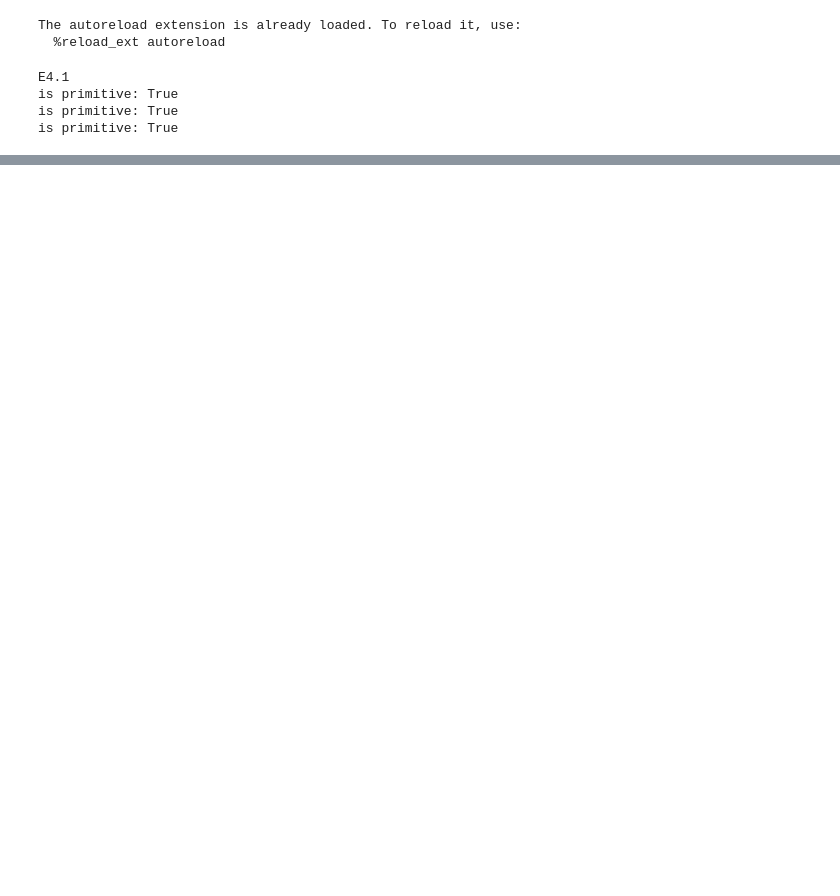
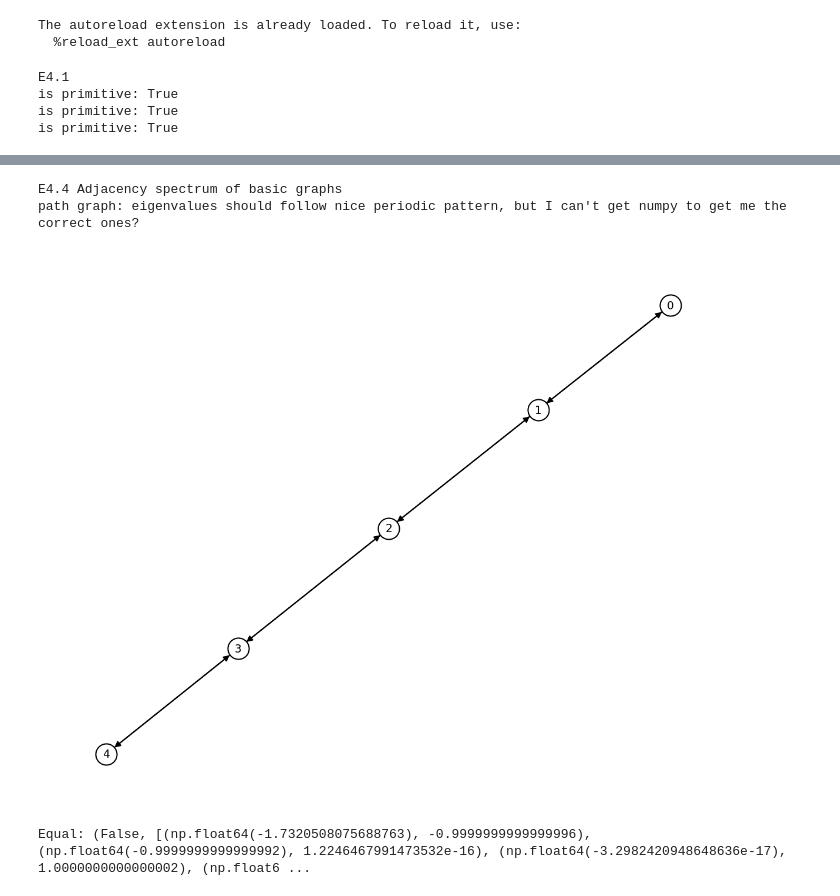
Before and after one commit to jakobgotberg/antagonism_in_hypernetworks, a Jupyter notebook: networkx_exp.ipynb, the cells around one changed output, grey strips where cells are left out. Cells and saved outputs as stored; diff of their text form; code cells hidden in the pictures; blank space fills up the shorter version.

```diff
--- a/networkx_exp.ipynb
+++ b/networkx_exp.ipynb
@@ -113,3 +122,27 @@ Theorem 4.11 states that rho(A) is in the range of the row sums: A * 1n <--> min
 And since r1 < r2 (STRICTLY), rho(A) < max(A1n) = 3
 
 The eigenvalues have a strange pattern that I do not understand
+# %%
+print("E4.4 Adjacency spectrum of basic graphs")
+print("path graph: eigenvalues should follow nice periodic pattern, but I can't get numpy to get me the correct ones?")
+cos = math.cos; PI=math.pi
+n = 5
+
+def compare(eigs, theo):
+    for e in it.permutations(eigs):
+        zipped = list(zip(e, theo))
+        T = np.array([math.isclose(z[0],z[1]) for z in zipped])
+        if T.all():
+            return True
+    return False, list(zip(sorted(eigs),sorted(theo)))
+
+A_1 = mu.get_path_graph(n, False)
+draw_it(A_1)
+eigs = linalg.eigvals(A_1)
+theo = [2*cos( (PI*i)/(n + 1) ) for i in range(n)]
+print(f"Equal: {compare(eigs,theo)}")
+# %% [output]
+E4.4 Adjacency spectrum of basic graphs
+path graph: eigenvalues should follow nice periodic pattern, but I can't get numpy to get me the correct ones?
+[figure, added]
+Equal: (False, [(np.float64(-1.7320508075688763), -0.9999999999999996), (np.float64(-0.9999999999999992), 1.2246467991473532e-16), (np.float64(-3.2982420948648636e-17), 1.0000000000000002), (np.float6 ...
```
Also changed, not shown: parts of 9 cells of this notebook, 2 other files.
